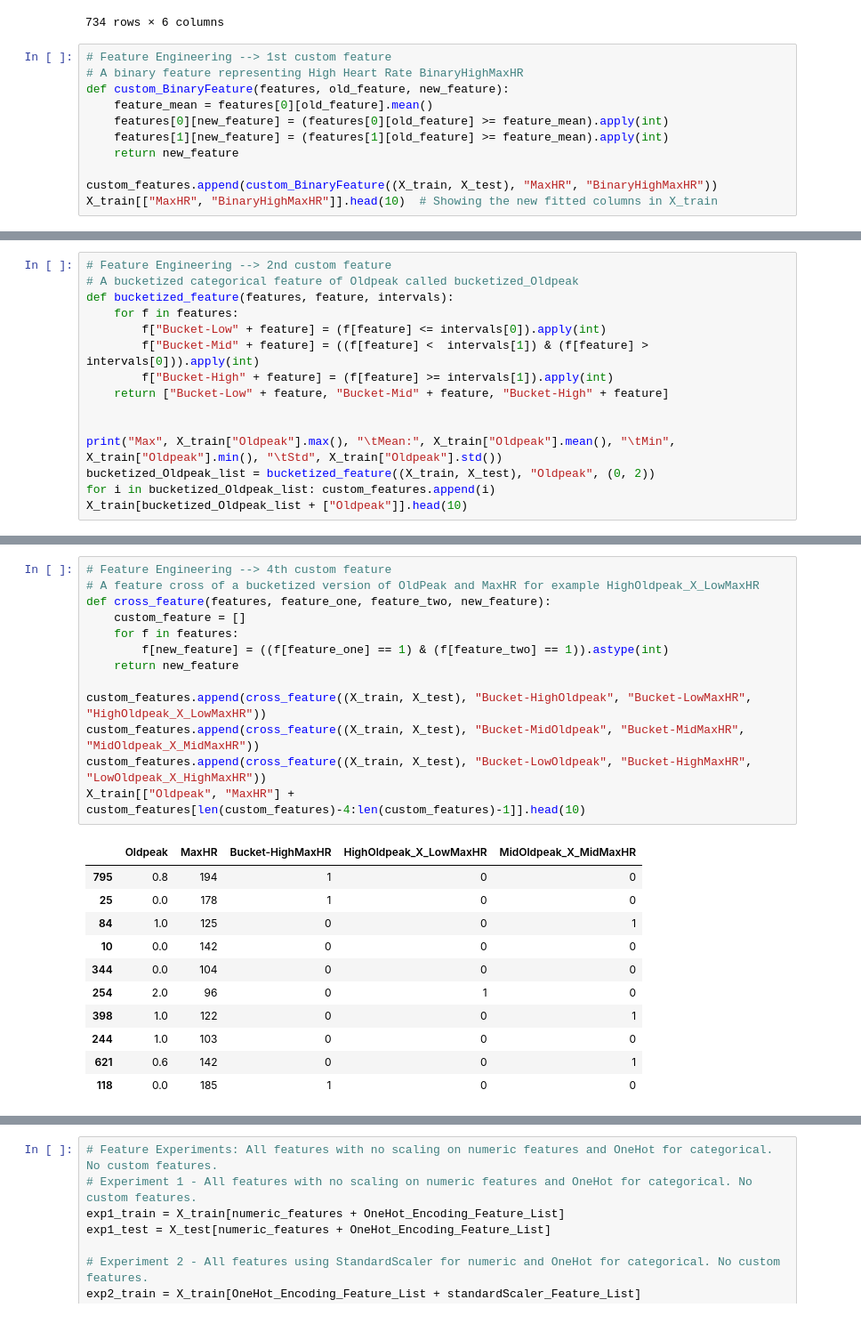
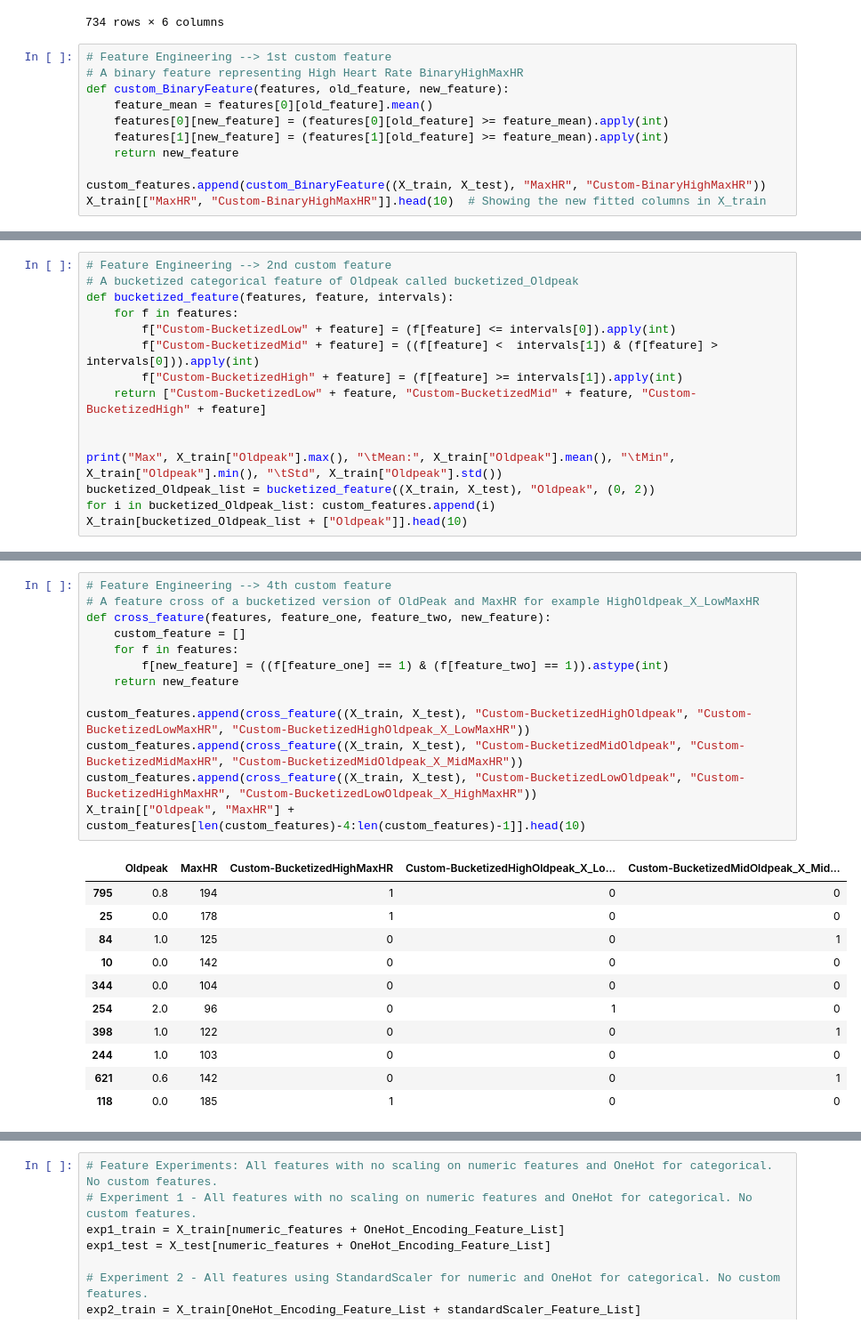
Before and after one commit to Azwadd/CS_59866, a Jupyter notebook: Homeworks/Homework 3/HW03.ipynb, the cells around one changed output, grey strips where cells are left out. Shown at 89% size. Drawn from its saved outputs; the diff is of its cells as text.

```diff
--- a/Homeworks/Homework 3/HW03.ipynb
+++ b/Homeworks/Homework 3/HW03.ipynb
@@ -268,6 +269,6 @@ def custom_BinaryFeature(features, old_feature, new_feature):
     features[1][new_feature] = (features[1][old_feature] >= feature_mean).apply(int)
     return new_feature
 
-custom_features.append(custom_BinaryFeature((X_train, X_test), "MaxHR", "BinaryHighMaxHR"))
-X_train[["MaxHR", "BinaryHighMaxHR"]].head(10)  # Showing the new fitted columns in X_train
+custom_features.append(custom_BinaryFeature((X_train, X_test), "MaxHR", "Custom-BinaryHighMaxHR"))
+X_train[["MaxHR", "Custom-BinaryHighMaxHR"]].head(10)  # Showing the new fitted columns in X_train
 # %% [output]
@@ -287,10 +288,10 @@ X_train[["MaxHR", "BinaryHighMaxHR"]].head(10)  # Showing the new fitted columns
 # A bucketized categorical feature of Oldpeak called bucketized_Oldpeak
 def bucketized_feature(features, feature, intervals):
     for f in features:
-        f["Bucket-Low" + feature] = (f[feature] <= intervals[0]).apply(int)
-        f["Bucket-Mid" + feature] = ((f[feature] <  intervals[1]) & (f[feature] >  intervals[0])).apply(int)
-        f["Bucket-High" + feature] = (f[feature] >= intervals[1]).apply(int)
-    return ["Bucket-Low" + feature, "Bucket-Mid" + feature, "Bucket-High" + feature]
+        f["Custom-BucketizedLow" + feature] = (f[feature] <= intervals[0]).apply(int)
+        f["Custom-BucketizedMid" + feature] = ((f[feature] <  intervals[1]) & (f[feature] >  intervals[0])).apply(int)
+        f["Custom-BucketizedHigh" + feature] = (f[feature] >= intervals[1]).apply(int)
+    return ["Custom-BucketizedLow" + feature, "Custom-BucketizedMid" + feature, "Custom-BucketizedHigh" + feature]
 
 
 print("Max", X_train["Oldpeak"].max(), "\tMean:", X_train["Oldpeak"].mean(), "\tMin", X_train["Oldpeak"].min(), "\tStd", X_train["Oldpeak"].std())
@@ -333,18 +334,18 @@ Max 202         Mean: 136.17847411444143        Min 60  Std 25.329253934908074
 # %%
 # Feature Engineering --> 4th custom feature
 # A feature cross of a bucketized version of OldPeak and MaxHR for example HighOldpeak_X_LowMaxHR
 def cross_feature(features, feature_one, feature_two, new_feature):
     custom_feature = []
     for f in features:
         f[new_feature] = ((f[feature_one] == 1) & (f[feature_two] == 1)).astype(int)
     return new_feature
 
-custom_features.append(cross_feature((X_train, X_test), "Bucket-HighOldpeak", "Bucket-LowMaxHR", "HighOldpeak_X_LowMaxHR"))
-custom_features.append(cross_feature((X_train, X_test), "Bucket-MidOldpeak", "Bucket-MidMaxHR", "MidOldpeak_X_MidMaxHR"))
-custom_features.append(cross_feature((X_train, X_test), "Bucket-LowOldpeak", "Bucket-HighMaxHR", "LowOldpeak_X_HighMaxHR"))
+custom_features.append(cross_feature((X_train, X_test), "Custom-BucketizedHighOldpeak", "Custom-BucketizedLowMaxHR", "Custom-BucketizedHighOldpeak_X_LowMaxHR"))
+custom_features.append(cross_feature((X_train, X_test), "Custom-BucketizedMidOldpeak", "Custom-BucketizedMidMaxHR", "Custom-BucketizedMidOldpeak_X_MidMaxHR"))
+custom_features.append(cross_feature((X_train, X_test), "Custom-BucketizedLowOldpeak", "Custom-BucketizedHighMaxHR", "Custom-BucketizedLowOldpeak_X_HighMaxHR"))
 X_train[["Oldpeak", "MaxHR"] + custom_features[len(custom_features)-4:len(custom_features)-1]].head(10)
 # %% [output]
-|  | Oldpeak | MaxHR | Bucket-HighMaxHR | HighOldpeak_X_LowMaxHR | MidOldpeak_X_MidMaxHR |
+|  | Oldpeak | MaxHR | Custom-BucketizedHighMaxHR | Custom-BucketizedHighOldpeak_X_Lo... | Custom-BucketizedMidOldpeak_X_Mid... |
 | 795 | 0.8 | 194 | 1 | 0 | 0 |
 | 25 | 0.0 | 178 | 1 | 0 | 0 |
 | 84 | 1.0 | 125 | 0 | 0 | 1 |
```
Also changed, not shown: parts of 22 cells of this notebook, 10 other files.
